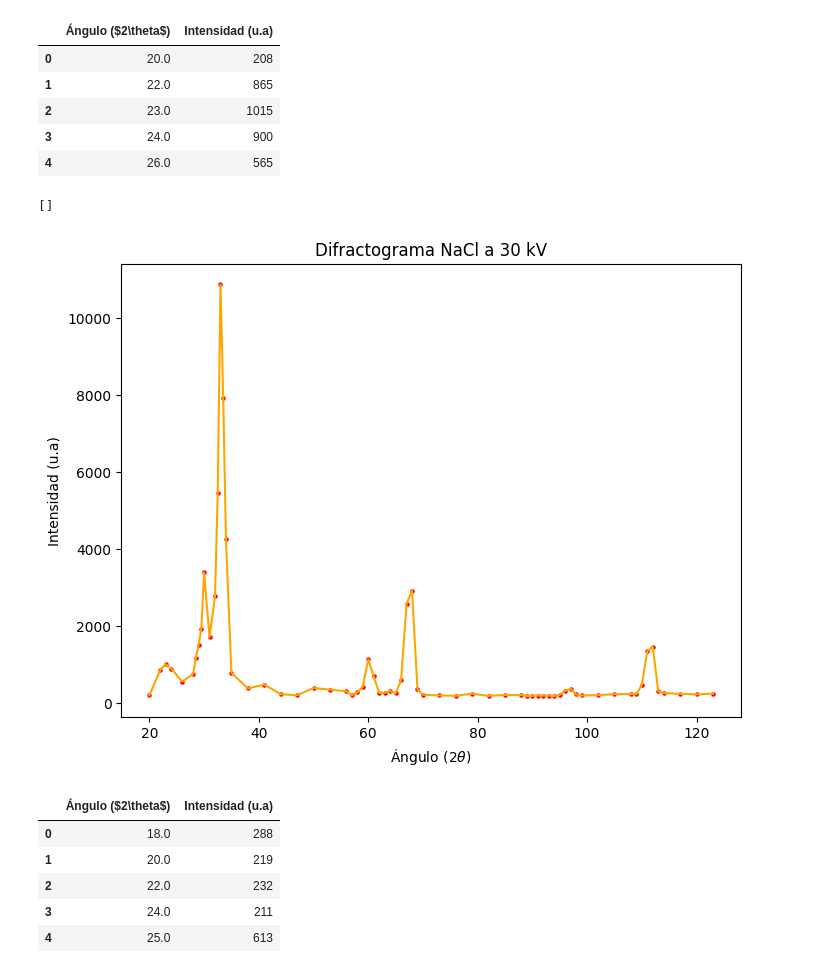
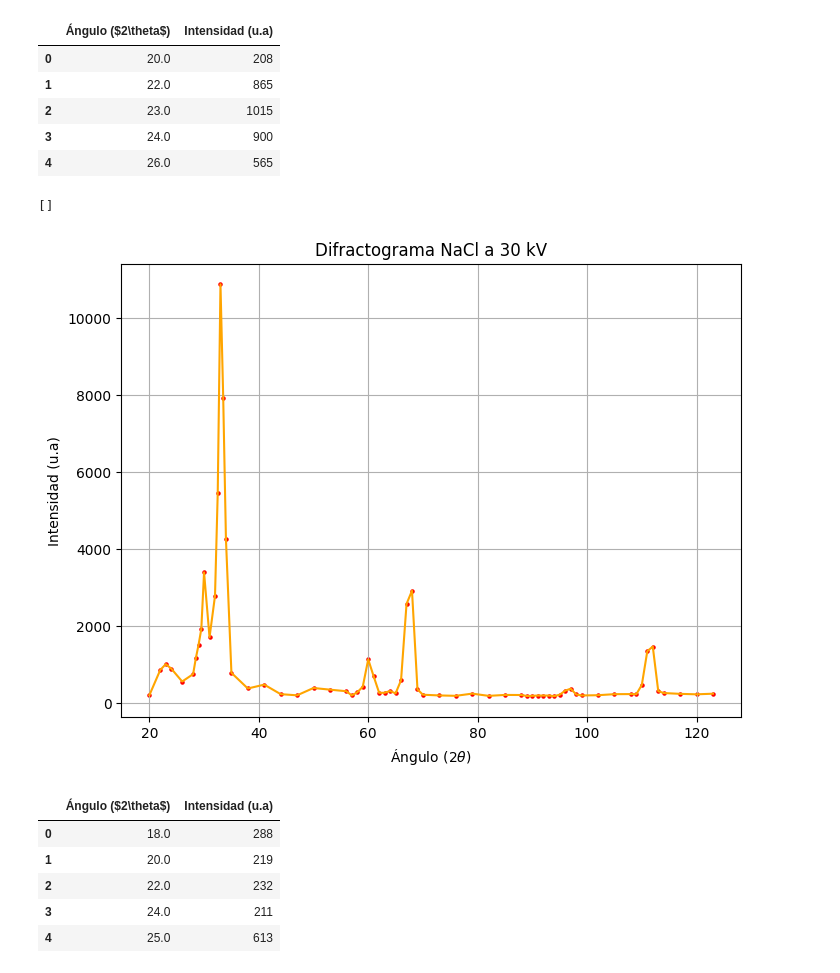
Before and after one commit to joshbrx/Proyectos, a Jupyter notebook: Difraccion_RX.ipynb, the cells around one changed output. Drawn from its saved outputs; the diff is of its cells as text; code cells hidden in the pictures.

```diff
--- a/Difraccion_RX.ipynb
+++ b/Difraccion_RX.ipynb
@@ -38,13 +38,13 @@ df1.head()
 # %%
 plt.scatter(df1.to_numpy()[:,0], df1.to_numpy()[:,1], c="red", s=s)
 plt.plot(df1.to_numpy()[:,0], df1.to_numpy()[:,1], c="orange")
 
 plt.xlabel(r"Ángulo ($2\theta$)"); plt.ylabel("Intensidad (u.a)")
-plt.title("Difractograma NaCl a 30 kV")
+plt.title("Difractograma NaCl a 30 kV"), plt.grid()
 plt.plot()
 # %% [output]
 []
-[figure, old version]
+[figure, new version]
 # %%
 # ii = 100;
 # angle2[ii], counts2[ii]
```
Also changed, not shown: parts of 2 cells of this notebook.
